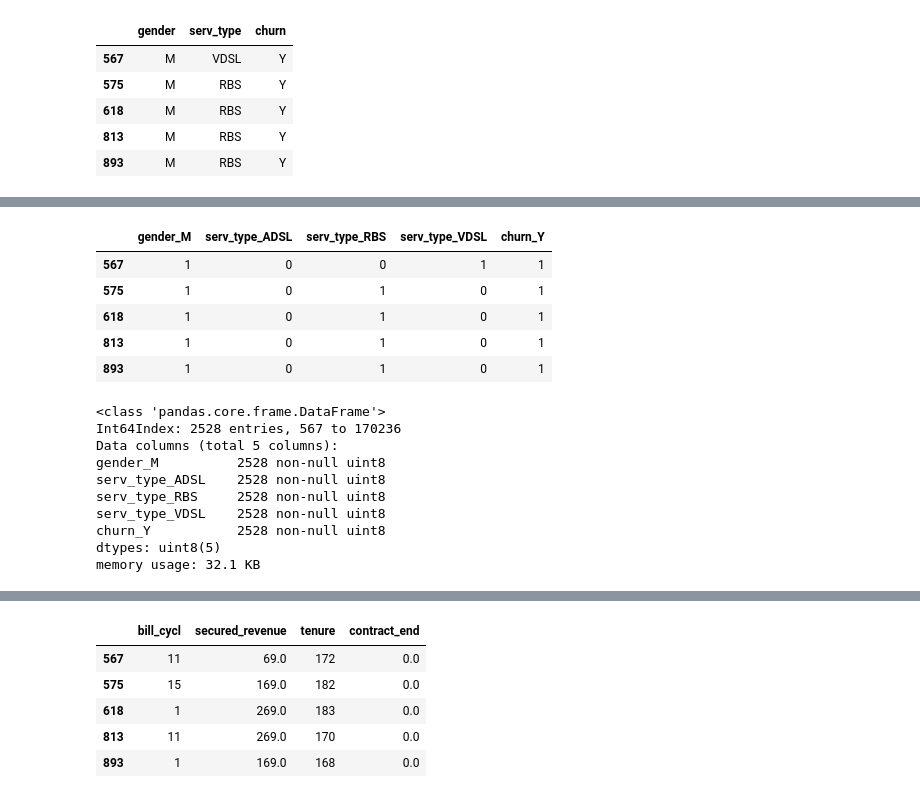
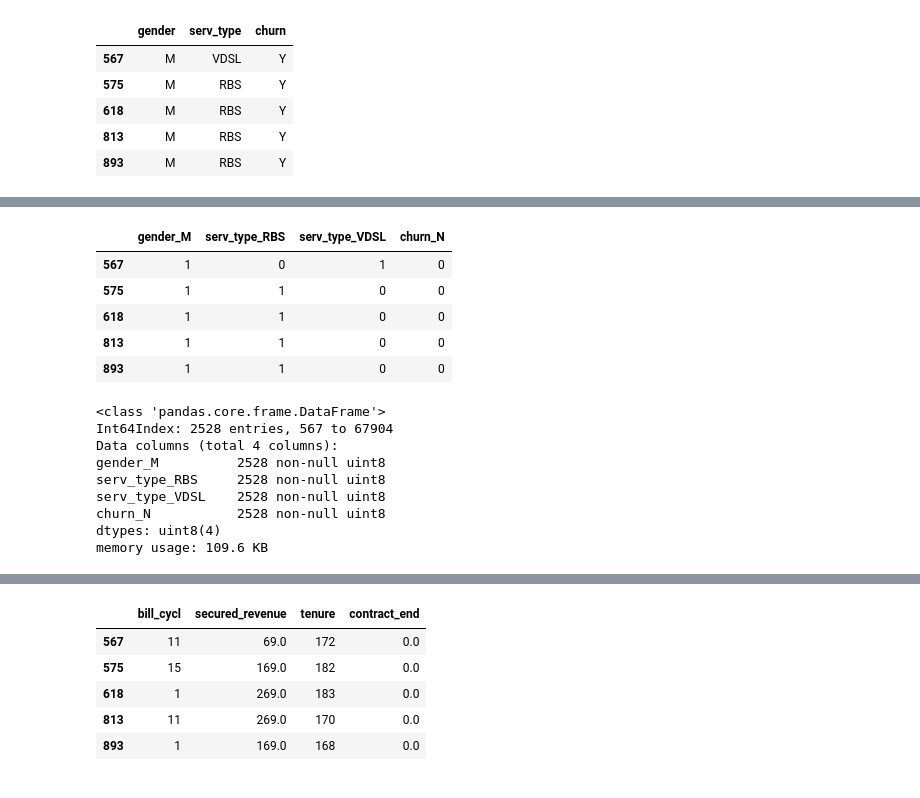
Before and after one commit to PremyUnni/MLRepository, a Jupyter notebook: Churn.ipynb, the cells around one changed output, grey strips where cells are left out. Drawn from its saved outputs; the diff is of its cells as text; code cells hidden in the pictures.

```diff
--- a/Churn.ipynb
+++ b/Churn.ipynb
@@ -1,3 +1,3 @@
 # %%
-your_local_path = "D:/Premy/UPX/ML/Practice/"
+your_local_path = "D:/ML/Practice/"
 # %%
@@ -268,7 +281,7 @@ sns.factorplot(x='serv_type', col='churn', kind='count', data=churn_under_sample
 # %%
 # Taking categorical columns
-churn_cat_df = churn_under_sample[['gender', 'serv_type', 'churn']]
-churn_cat_df.head()
+churn_cat_under_df = churn_under_sample[['gender', 'serv_type', 'churn']]
+churn_cat_under_df.head()
 # %% [output]
 |  | gender | serv_type | churn |
 | 567 | M | VDSL | Y |
@@ -278,4 +291,5 @@ churn_cat_df.head()
 | 893 | M | RBS | Y |
 # %%
 # Creating dummy columns for categorical values
-churn_catcols = pd.get_dummies(churn_cat_df )
+churn_catcols_under = pd.get_dummies(churn_cat_under_df )
+churn_catcols_under.tail()
@@ -282,23 +303,23 @@ churn_catcols = pd.get_dummies(churn_cat_df )
 # %%
-churn_catcols.drop(['churn_N'], axis = 1, inplace = True)
-churn_catcols.head()
+# Can drop churn_Y column.
+churn_catcols_under.drop(['churn_Y'], axis = 1, inplace = True)
+churn_catcols_under.head()
 # %% [output]
-|  | gender_M | serv_type_ADSL | serv_type_RBS | serv_type_VDSL | churn_Y |
-| 567 | 1 | 0 | 0 | 1 | 1 |
-| 575 | 1 | 0 | 1 | 0 | 1 |
-| 618 | 1 | 0 | 1 | 0 | 1 |
-| 813 | 1 | 0 | 1 | 0 | 1 |
-| 893 | 1 | 0 | 1 | 0 | 1 |
+|  | gender_M | serv_type_RBS | serv_type_VDSL | churn_N |
+| 567 | 1 | 0 | 1 | 0 |
+| 575 | 1 | 1 | 0 | 0 |
+| 618 | 1 | 1 | 0 | 0 |
+| 813 | 1 | 1 | 0 | 0 |
+| 893 | 1 | 1 | 0 | 0 |
 # %%
-churn_catcols.info()
+churn_catcols_under.info()
 # %% [output]
 <class 'pandas.core.frame.DataFrame'>
-Int64Index: 2528 entries, 567 to 170236
-Data columns (total 5 columns):
+Int64Index: 2528 entries, 567 to 67904
+Data columns (total 4 columns):
 gender_M          2528 non-null uint8
-serv_type_ADSL    2528 non-null uint8
 serv_type_RBS     2528 non-null uint8
 serv_type_VDSL    2528 non-null uint8
-churn_Y           2528 non-null uint8
-dtypes: uint8(5)
-memory usage: 32.1 KB
+churn_N           2528 non-null uint8
+dtypes: uint8(4)
+memory usage: 109.6 KB
```
Also changed, not shown: parts of 58 cells of this notebook.
